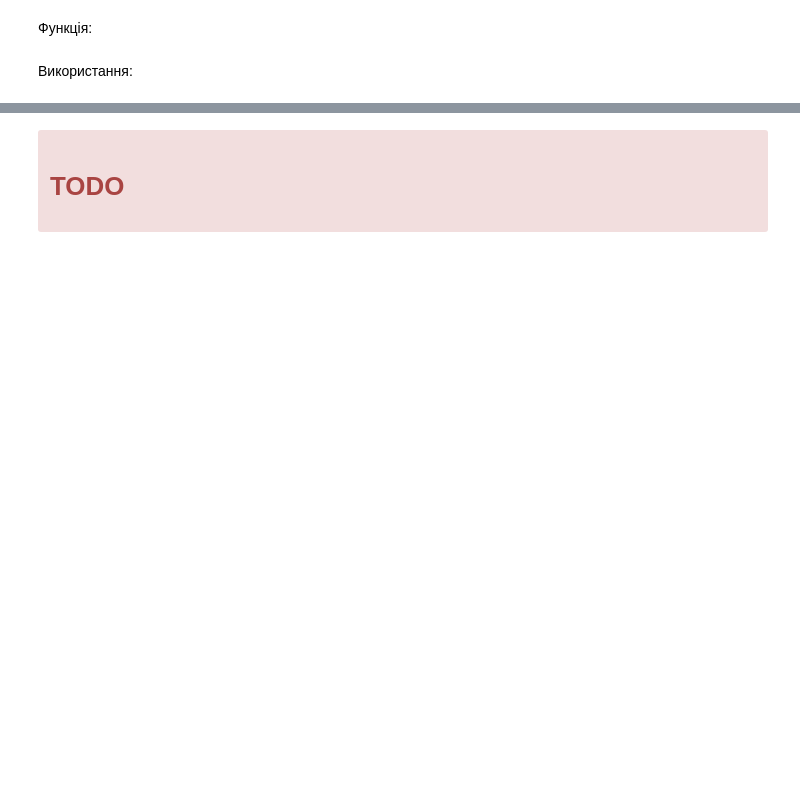
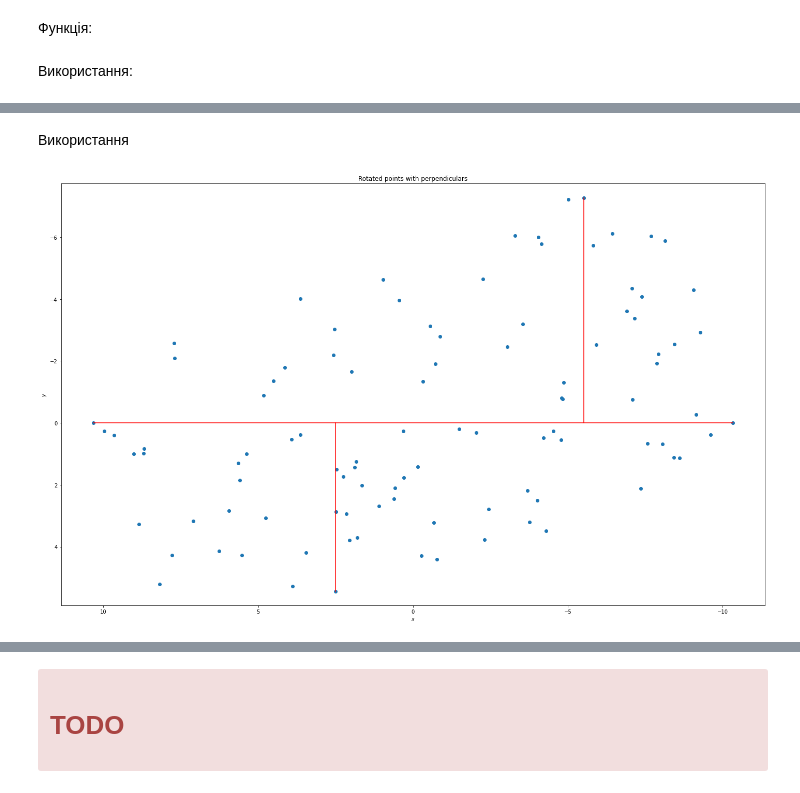
Before and after one commit to Sky-Nik/c5s2, a Jupyter notebook: pattern-recognition/lr1/solution.ipynb, the cells around one changed output, grey strips where cells are left out. Saved outputs shown, nothing was run; the diff lists cells and outputs as text; code cells hidden in the pictures; blank space fills up the shorter version.

```diff
--- a/pattern-recognition/lr1/solution.ipynb
+++ b/pattern-recognition/lr1/solution.ipynb
@@ -108,0 +126,5 @@ rotated_points = rotate_points(points, np.mean(points[indices]), -rotation_angle
+# %%
+def get_vertical_perpendiculars(points, vertical_indices):
+    first_segment = np.array([points[vertical_indices[0]], points[vertical_indices[0]].real])
+    second_segment = np.array([points[vertical_indices[1]], points[vertical_indices[1]].real])
+    return np.array([first_segment, second_segment])
@@ -108,0 +133,2 @@ rotated_points = rotate_points(points, np.mean(points[indices]), -rotation_angle
+# %%
+vertical_perpendiculars = get_vertical_perpendiculars(rotated_points, vertical_indices)
@@ -158,0 +222,18 @@ second_pic(rotated_points, limits, indices, size=15, title='rotated points');
+# %%
+def third_pic(rotated_points, indices, vertical_perpendiculars, size=7, title=''):
+    limits = (np.max(rotated_points.real), np.min(rotated_points.real),
+              np.max(rotated_points.imag), np.min(rotated_points.imag))
+    fig = second_pic(rotated_points, limits, indices, size, title)
+    ax = fig.axes[0]
+    ax.plot(vertical_perpendiculars[0].real,
+            vertical_perpendiculars[0].imag, color='red')
+    ax.plot(vertical_perpendiculars[1].real,
+            vertical_perpendiculars[1].imag, color='red')
+    return fig
+# %% [markdown]
+Використання
+# %%
+third_pic(rotated_points, indices, vertical_perpendiculars, size=15,
+          title='Rotated points with perpendiculars');
+# %% [output]
+[figure, added]
```
Also changed, not shown: parts of 53 cells of this notebook.
